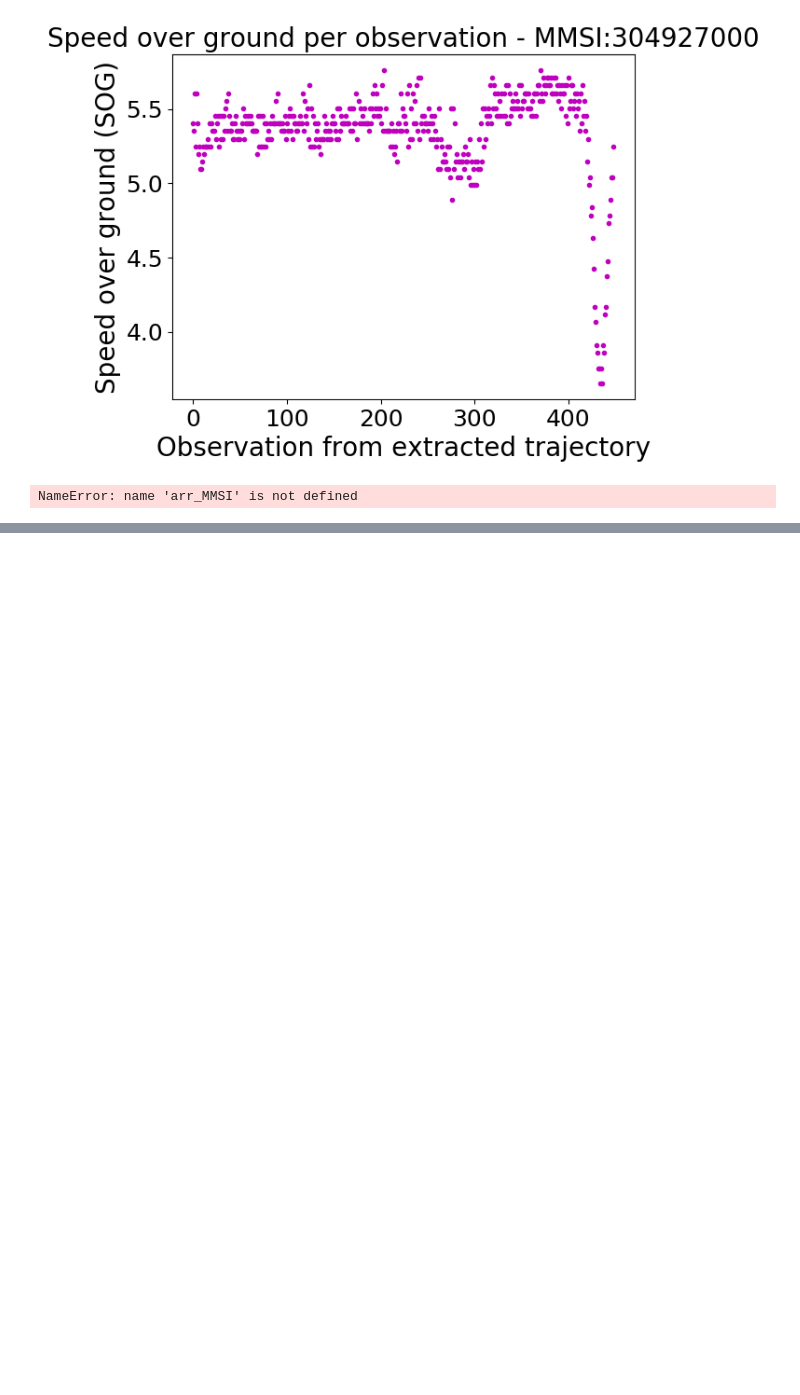
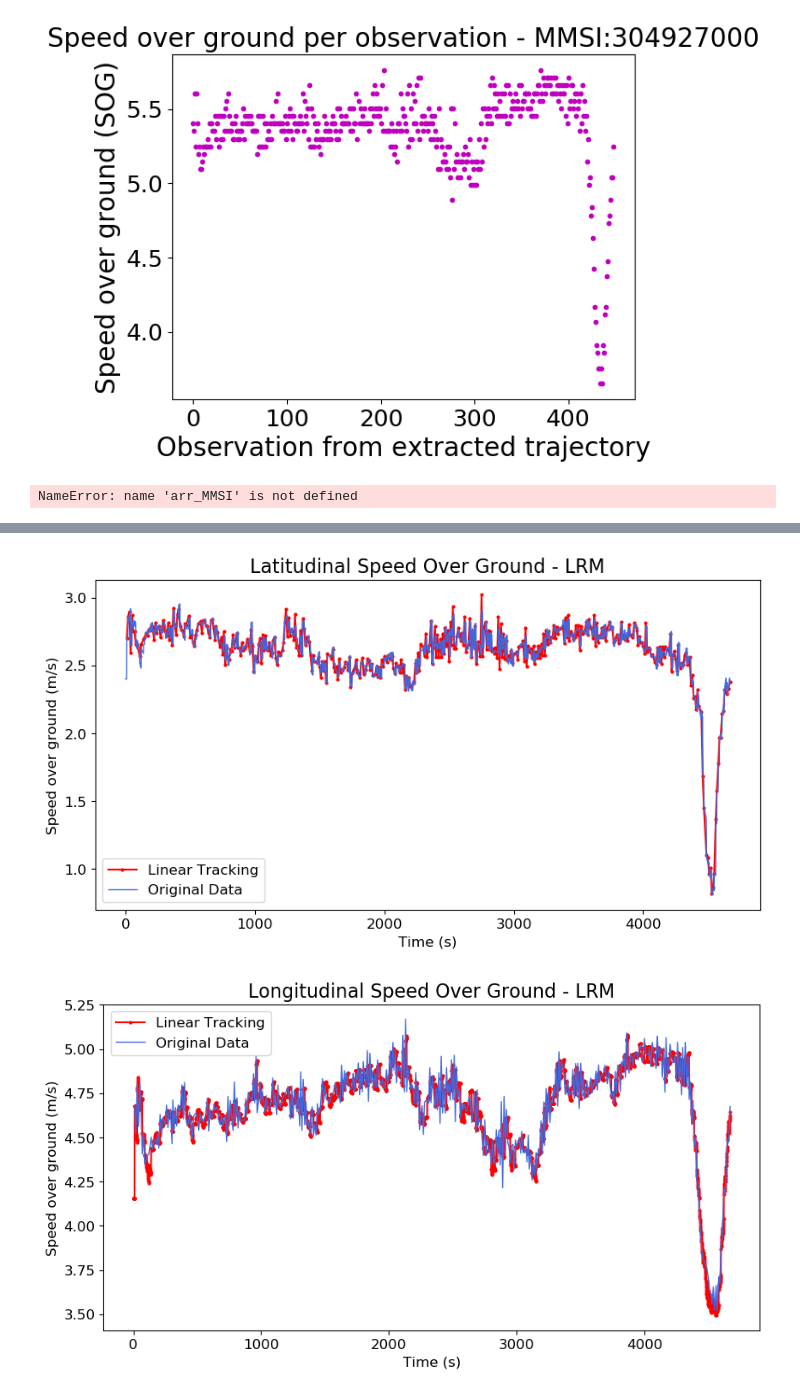
Before and after one commit to cnburger/AIS_KalmanFilter, a Jupyter notebook: Time Sampling_v3_T2.ipynb, the cells around one changed output, grey strips where cells are left out. Cells and saved outputs as stored; diff of their text form; code cells hidden in the pictures; blank space fills up the shorter version.

```diff
--- a/Time Sampling_v3_T2.ipynb
+++ b/Time Sampling_v3_T2.ipynb
@@ -1394,0 +1448,5 @@ NameError: name 'arr_MMSI' is not defined
+# %%
+pred_linear_X, pred_linear_Y,pred_linear_SOG,linear_sec_ob = AIS_linear(df_origMMSI,5,True)
+# %% [output]
+[figure, added]
+[figure, added]
```
Also changed, not shown: parts of 32 cells of this notebook.
